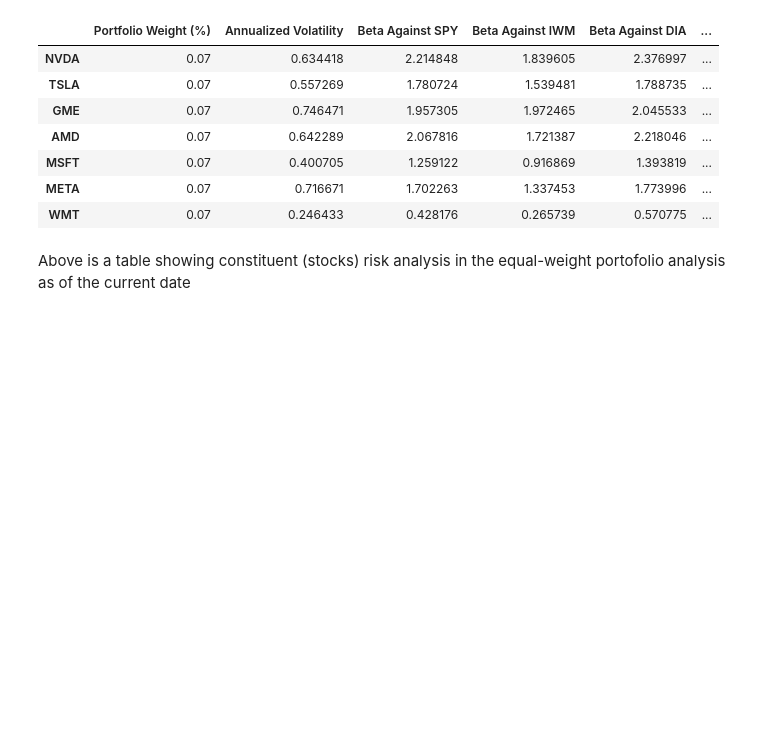
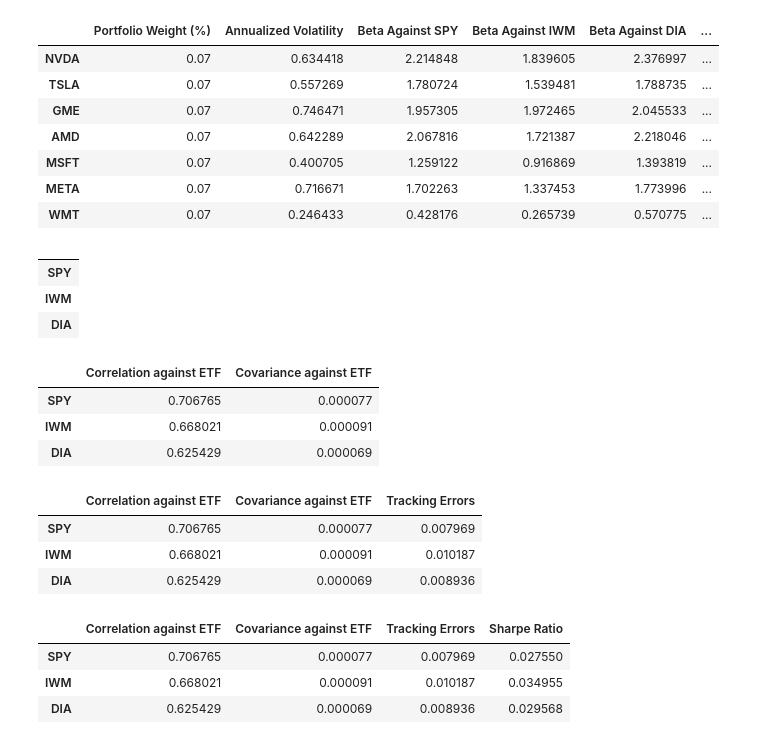
Before and after one commit to steven-chu/Portfolio-Analysis-Project-Assignment, a Jupyter notebook: script.ipynb, the cells around one changed output. Saved outputs shown, nothing was run; the diff lists cells and outputs as text; code cells hidden in the pictures; blank space fills up the shorter version.

Commit message:
Covariance, Correlation Matrix, Sharpe Ratio

```diff
--- a/script.ipynb
+++ b/script.ipynb
@@ -272,5 +258,60 @@ portfolio
 | MSFT | 0.07 | 0.400705 | 1.259122 | 0.916869 | 1.393819 | ... |
 | META | 0.07 | 0.716671 | 1.702263 | 1.337453 | 1.773996 | ... |
 | WMT | 0.07 | 0.246433 | 0.428176 | 0.265739 | 0.570775 | ... |
-# %% [markdown]
-Above is a table showing constituent (stocks) risk analysis in the equal-weight portofolio analysis as of the current date
+# %%
+# Creating a table showing Portfolio Risk against the three ETFS
+etf_portfolio = pd.DataFrame(index=etfs)
+etf_portfolio
+# %% [output]
+|  |
+| SPY |
+| IWM |
+| DIA |
+# %%
+# Credit: https://github.com/CCNY-Analytics-and-Quant/PortfolioAnalysis-Rifat_Kaljang/blob/main/PortfolioAnalysis.ipynb
+
+portfolioCorr = (data[tickers].pct_change() * portfolioWeight).sum(axis=1)
+portfolioCorr = portfolioCorr.rename("Portfolio")
+returns = pd.concat([data.pct_change(), portfolioCorr], axis = 1)
+
+corr_matrix = returns[252:].corr(method="pearson")
+
+etf_portfolio['Correlation against ETF'] = [corr_matrix['Portfolio'][etf] for etf in etfs]
+
+etf_cov = returns[252:].cov()
+etf_portfolio['Covariance against ETF'] = [etf_cov['Portfolio'][etf] for etf in etfs]
+etf_portfolio
+# %% [output]
+|  | Correlation against ETF | Covariance against ETF |
+| SPY | 0.706765 | 0.000077 |
+| IWM | 0.668021 | 0.000091 |
+| DIA | 0.625429 | 0.000069 |
+# %%
+'''
+Tracking Error: Standard Deviation of (P - B) where P = Portfolio Returns and B = Benchmark Returns
+Formula: Standard Deviation of (Stock Return - ETF return)
+Measures how consistently close or wide an index ETF's performance is relative to its benchmark
+Source: https://corporate.vanguard.com/content/corporatesite/us/en/corp/articles/tracking-error-often-overlooked-cost.html#:~:text=Tracking%20error%20is%20measured%20as,around%20performance%20adds%20uncertainty%20costs.
+'''
+
+etf_portfolio['Tracking Errors'] = [(returns['Portfolio'] - returns[etf]).std() for etf in etfs]
+etf_portfolio
+# %% [output]
+|  | Correlation against ETF | Covariance against ETF | Tracking Errors |
+| SPY | 0.706765 | 0.000077 | 0.007969 |
+| IWM | 0.668021 | 0.000091 | 0.010187 |
+| DIA | 0.625429 | 0.000069 | 0.008936 |
+# %%
+'''
+Sharpe Ratio:  (Expected Asset Return - Risk Free Rate) / Standard Deviation
+#Formula: Sharpe Ratio = (Rx - Rf) / StdDev(Rx)
+#Rx = average rate of return of x, Rf = risk-free rate
+'''
+
+etf_portfolio['Sharpe Ratio'] = [(returns['Portfolio'].mean() - returns[etf].mean())/(returns['Portfolio'].std()) for etf in etfs]
+etf_portfolio
+# %% [output]
+|  | Correlation against ETF | Covariance against ETF | Tracking Errors | Sharpe Ratio |
+| SPY | 0.706765 | 0.000077 | 0.007969 | 0.027550 |
+| IWM | 0.668021 | 0.000091 | 0.010187 | 0.034955 |
+| DIA | 0.625429 | 0.000069 | 0.008936 | 0.029568 |
```
Also changed, not shown: parts of 6 cells of this notebook.
